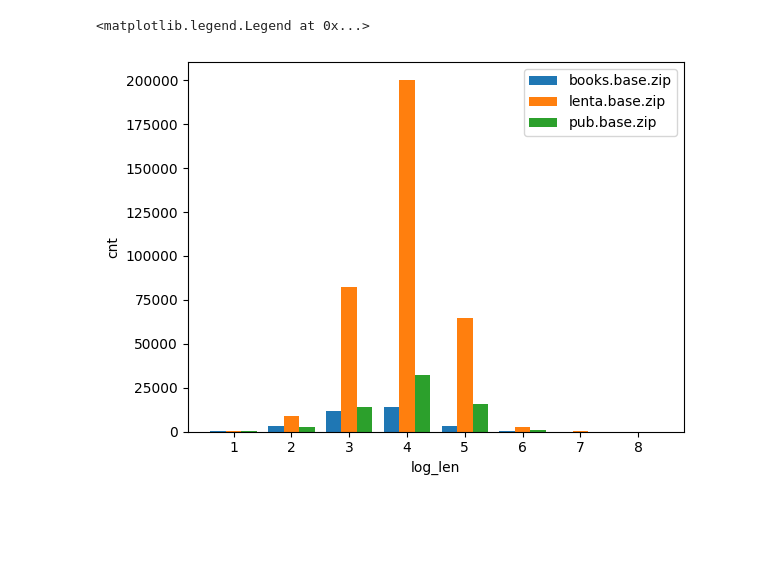
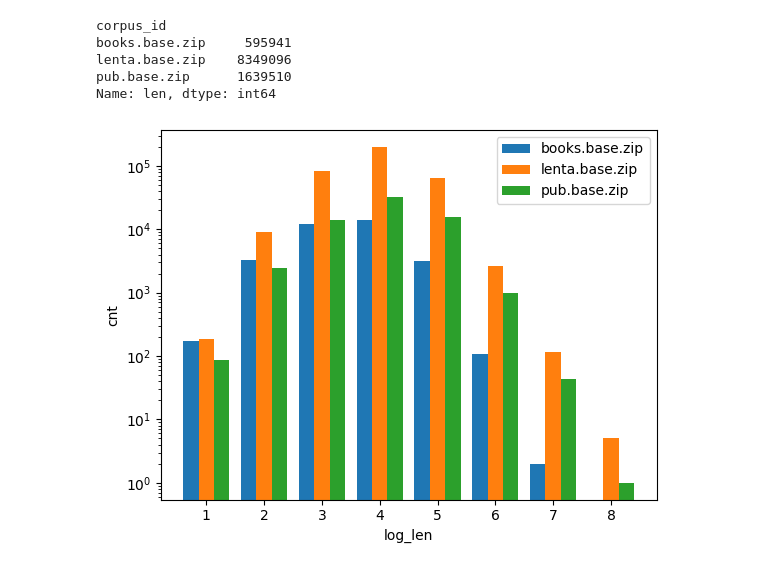
Before and after one commit to okulovsky/grammar_ru, a Jupyter notebook: tg/projects/alternative/TSA bundle.ipynb, the cells around one changed output. Drawn from its saved outputs; the diff is of its cells as text; code cells hidden in the pictures; blank space fills up the shorter version.

```diff
--- a/tg/projects/alternative/TSA bundle.ipynb
+++ b/tg/projects/alternative/TSA bundle.ipynb
@@ -118,16 +102,22 @@ buckets
 # %%
 from tg.common.analysis import grbar_plot
 
 ax = grbar_plot(
     buckets.groupby(['corpus_id','log_len']).size().to_frame('cnt').reset_index(),
     value_column='cnt',
     color_column='corpus_id',
     group_column='log_len'
 )
 ax.legend()
+ax.set_yscale('log')
+buckets.groupby('corpus_id').len.sum()
 # %% [output]
-<matplotlib.legend.Legend at 0x...>
+corpus_id
+books.base.zip     595941
+lenta.base.zip    8349096
+pub.base.zip      1639510
+Name: len, dtype: int64
-[figure, old version]
+[figure, new version]
 # %%
 import numpy as np
 df = buckets.copy()
```
Also changed, not shown: parts of 8 cells of this notebook, 2 other files.
